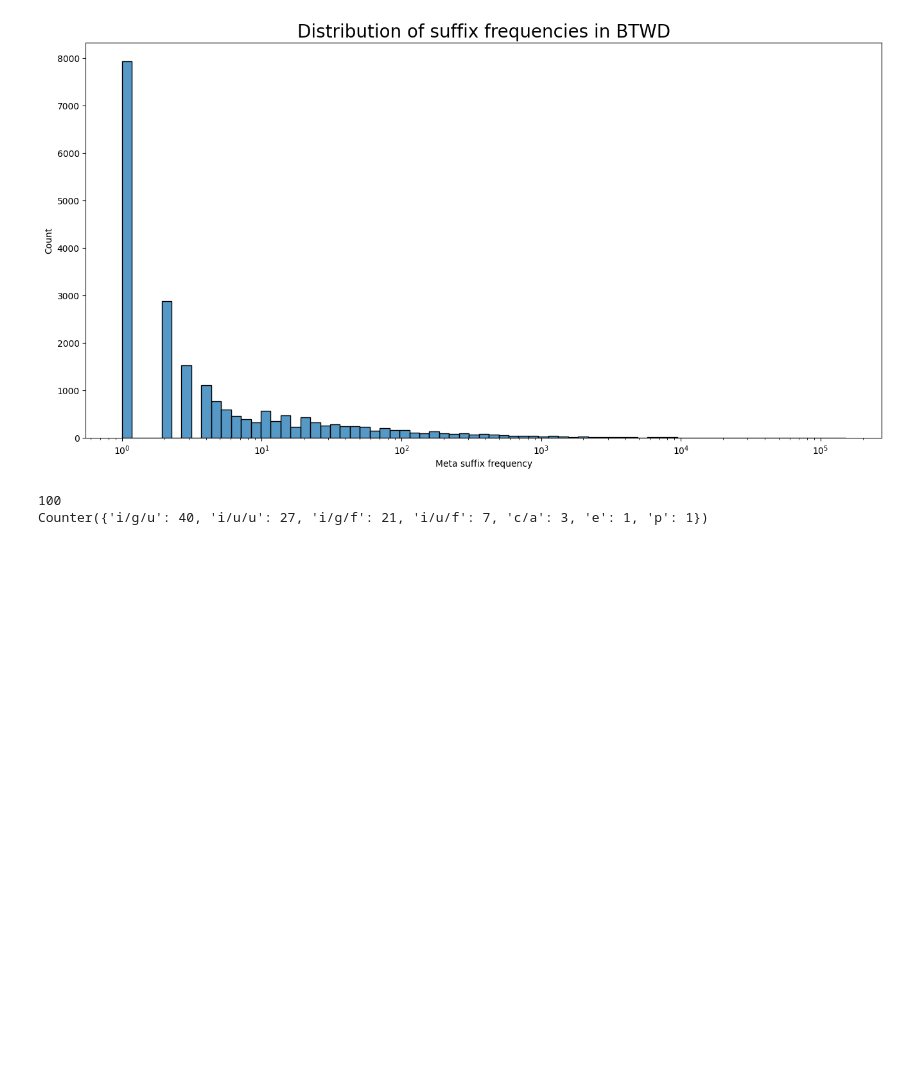
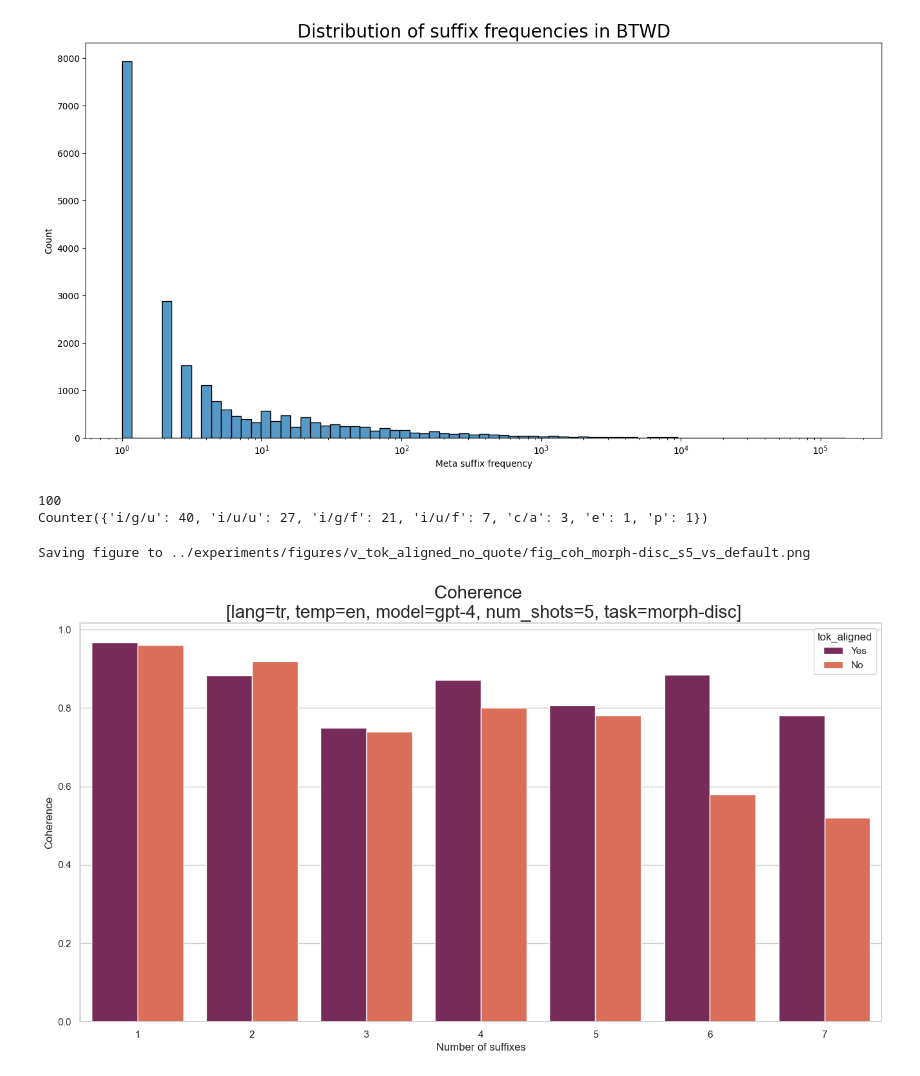
Before and after one commit to mismayil/morph-gen, a Jupyter notebook: src/analysis.ipynb, the cells around one changed output. Saved outputs shown, nothing was run; the diff lists cells and outputs as text; code cells hidden in the pictures; blank space fills up the shorter version.

Commit message:
update figures and results

```diff
--- a/src/analysis.ipynb
+++ b/src/analysis.ipynb
@@ -614,3 +614,41 @@ print(Counter(errors))
 # %% [output]
 100
 Counter({'i/g/u': 40, 'i/u/u': 27, 'i/g/f': 21, 'i/u/f': 7, 'c/a': 3, 'e': 1, 'p': 1})
+# %%
+import pandas as pd
+
+tok_aligned_results = pd.read_csv("../experiments/outputs/gpt-4/tr/btwd/temp_en/v_tok_aligned_no_quote/tab_results.csv")
+default_results = pd.read_csv("../experiments/outputs/gpt-4/tr/btwd/temp_en/v3_balanced_no_quote/tab_results.csv")
+# %%
+tok_aligned_results["tok_aligned"] = "Yes"
+default_results["tok_aligned"] = "No"
+# %%
+merged_results = pd.concat([tok_aligned_results, default_results])
+# %%
+import seaborn as sns
+from plot_results import ABBR_METRICS
+import matplotlib.pyplot as plt
+
+task = "morph-disc"
+max_suffix_length = 7
+num_shots = 5
+metric = "coherence"
+language = "tr"
+model = "gpt-4"
+template = "en"
+output_format = "png"
+output_dir = "../experiments/figures/v_tok_aligned_no_quote"
+
+results = merged_results.query(f"task == '{task}' & is_ood == False & num_suffixes <= {max_suffix_length} & num_shots == {num_shots}")
+fig, ax = plt.subplots(figsize=(16, 8))
+ax.set_title(f"{metric.capitalize()} \n [lang={language}, temp={template}, model={model}, num_shots={num_shots}, task={task}]")
+ax.set_xlabel("Number of suffixes")
+ax.set_ylabel(metric.capitalize())
+ax.title.set_size(20)
+sns.barplot(data=results, x="num_suffixes", y=metric, hue="tok_aligned", ax=ax, errorbar=None, palette="rocket")
+plot_path = f"{output_dir}/fig_{ABBR_METRICS[metric]}_{task}_s{num_shots}_vs_default.{output_format}"
+print(f"Saving figure to {plot_path}")
+plt.savefig(plot_path)
+# %% [output]
+Saving figure to ../experiments/figures/v_tok_aligned_no_quote/fig_coh_morph-disc_s5_vs_default.png
+[figure, added]
```
Also changed, not shown: 41 other files.
